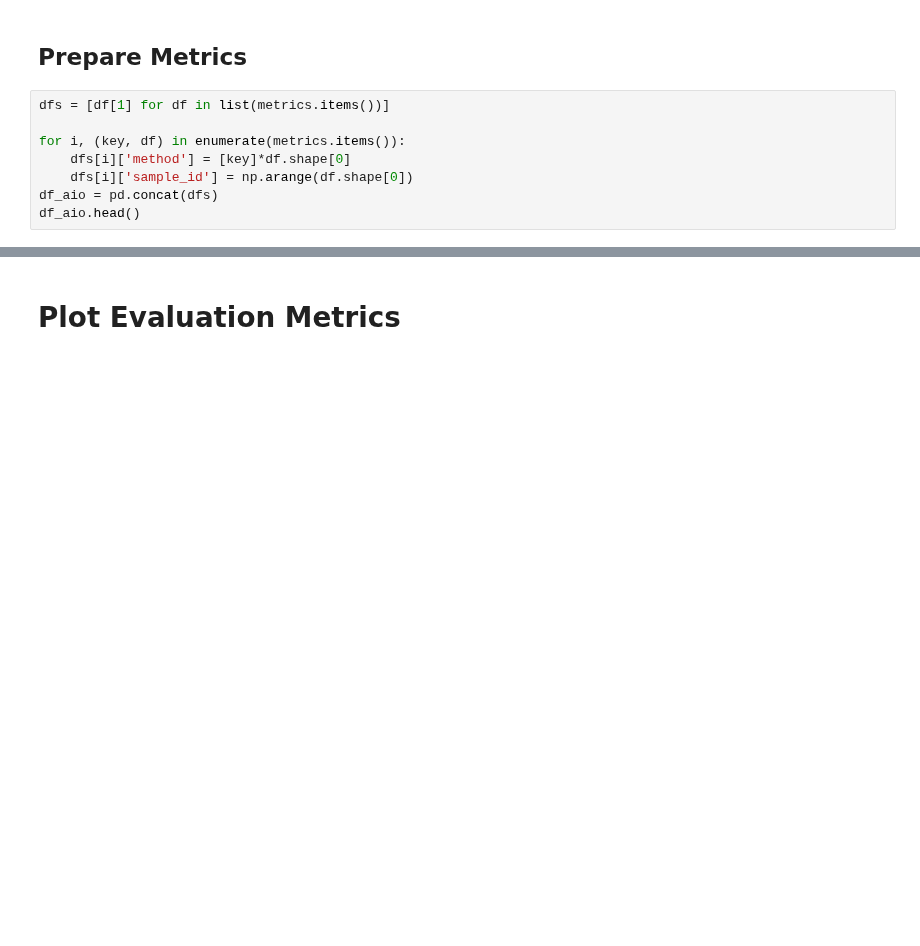
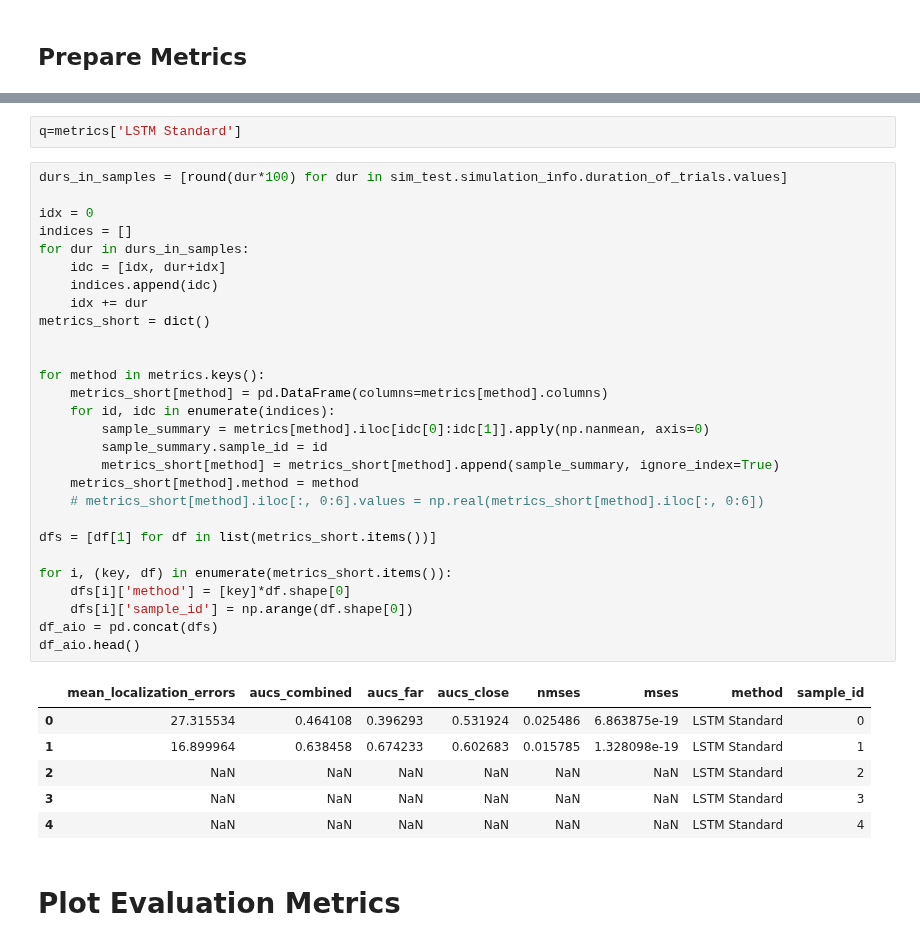
Before and after one commit to LukeTheHecker/esinet, a Jupyter notebook: evaluate/evaluate.ipynb, the cells around one changed output, grey strips where cells are left out. Drawn from its saved outputs; the diff is of its cells as text; blank space fills up the shorter version.

```diff
--- a/evaluate/evaluate.ipynb
+++ b/evaluate/evaluate.ipynb
@@ -314,10 +314,2 @@ with open(f'results\\metrics_101947_1-200points_standard.pkl', 'rb') as f:
 # %% [markdown]
 ## Prepare Metrics
-# %%
-dfs = [df[1] for df in list(metrics.items())]
-
-for i, (key, df) in enumerate(metrics.items()):
-    dfs[i]['method'] = [key]*df.shape[0]
-    dfs[i]['sample_id'] = np.arange(df.shape[0])
-df_aio = pd.concat(dfs)
-df_aio.head()
@@ -331,3 +326,40 @@ df_aio.head()
+# %%
+q=metrics['LSTM Standard']
+# %%
+durs_in_samples = [round(dur*100) for dur in sim_test.simulation_info.duration_of_trials.values]
+
+idx = 0
+indices = []
+for dur in durs_in_samples:
+    idc = [idx, dur+idx]
+    indices.append(idc)
+    idx += dur
+metrics_short = dict()
+
+
+for method in metrics.keys():
+    metrics_short[method] = pd.DataFrame(columns=metrics[method].columns)
+    for id, idc in enumerate(indices):
+        sample_summary = metrics[method].iloc[idc[0]:idc[1]].apply(np.nanmean, axis=0)
+        sample_summary.sample_id = id
+        metrics_short[method] = metrics_short[method].append(sample_summary, ignore_index=True)
+    metrics_short[method].method = method
+    # metrics_short[method].iloc[:, 0:6].values = np.real(metrics_short[method].iloc[:, 0:6])
+
+dfs = [df[1] for df in list(metrics_short.items())]
+
+for i, (key, df) in enumerate(metrics_short.items()):
+    dfs[i]['method'] = [key]*df.shape[0]
+    dfs[i]['sample_id'] = np.arange(df.shape[0])
+df_aio = pd.concat(dfs)
+df_aio.head()
+# %% [output]
+|  | mean_localization_errors | aucs_combined | aucs_far | aucs_close | nmses | mses | method | sample_id |
+| 0 | 27.315534 | 0.464108 | 0.396293 | 0.531924 | 0.025486 | 6.863875e-19 | LSTM Standard | 0 |
+| 1 | 16.899964 | 0.638458 | 0.674233 | 0.602683 | 0.015785 | 1.328098e-19 | LSTM Standard | 1 |
+| 2 | NaN | NaN | NaN | NaN | NaN | NaN | LSTM Standard | 2 |
+| 3 | NaN | NaN | NaN | NaN | NaN | NaN | LSTM Standard | 3 |
+| 4 | NaN | NaN | NaN | NaN | NaN | NaN | LSTM Standard | 4 |
 # %% [markdown]
 # Plot Evaluation Metrics
 # %% [markdown]
```
Also changed, not shown: parts of 27 cells of this notebook, 6 other files.
